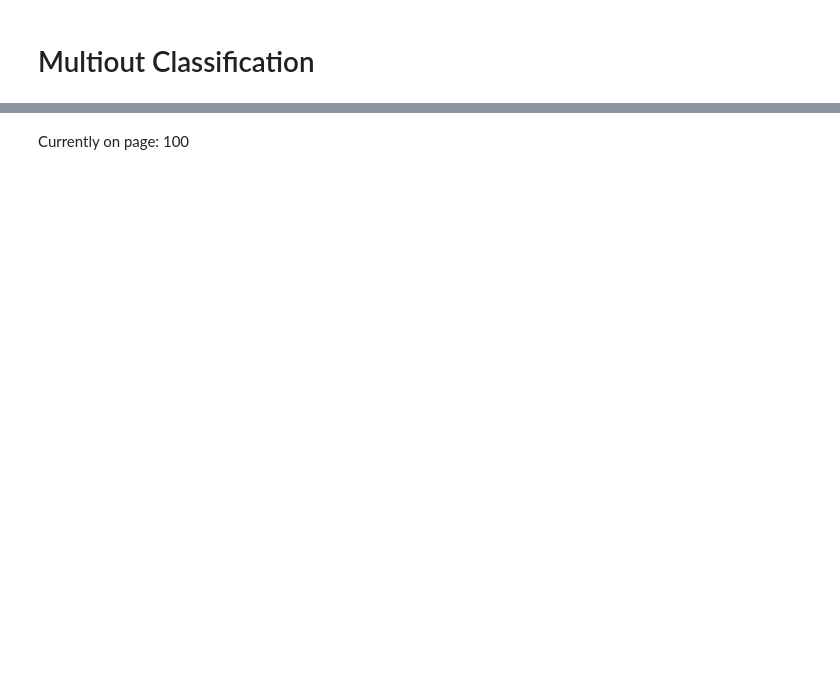
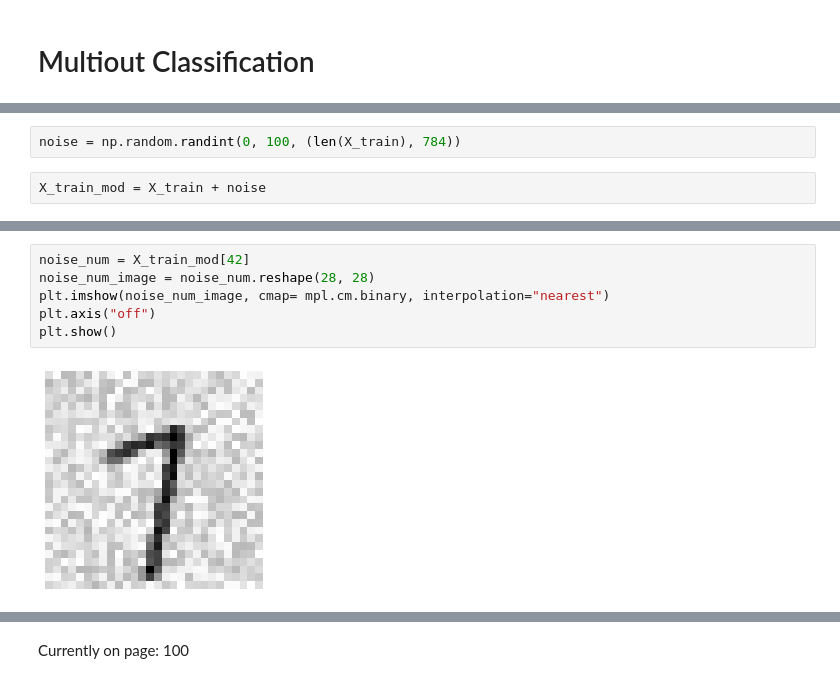
Before and after one commit to ryoiwata/handson-ml, a Jupyter notebook: notebooks/chapter_3_classificaiton.ipynb, the cells around one changed output, grey strips where cells are left out. Drawn from its saved outputs; the diff is of its cells as text; blank space fills up the shorter version.

```diff
--- a/notebooks/chapter_3_classificaiton.ipynb
+++ b/notebooks/chapter_3_classificaiton.ipynb
@@ -629,0 +639,4 @@ f1score(y_multilabel, y_train_knn_pred, average="macro")
+# %%
+noise = np.random.randint(0, 100, (len(X_train), 784))
+# %%
+X_train_mod = X_train + noise
@@ -629,0 +658,8 @@ f1score(y_multilabel, y_train_knn_pred, average="macro")
+# %%
+noise_num = X_train_mod[42]
+noise_num_image = noise_num.reshape(28, 28)
+plt.imshow(noise_num_image, cmap= mpl.cm.binary, interpolation="nearest")
+plt.axis("off")
+plt.show()
+# %% [output]
+[figure, added]
```
Also changed, not shown: parts of 32 cells of this notebook, 1 other file.
